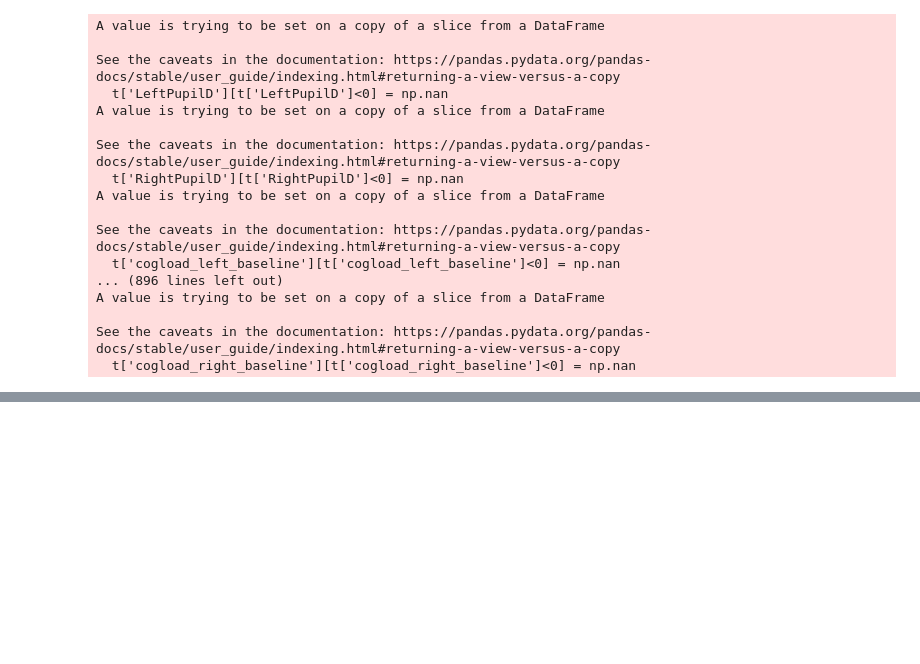
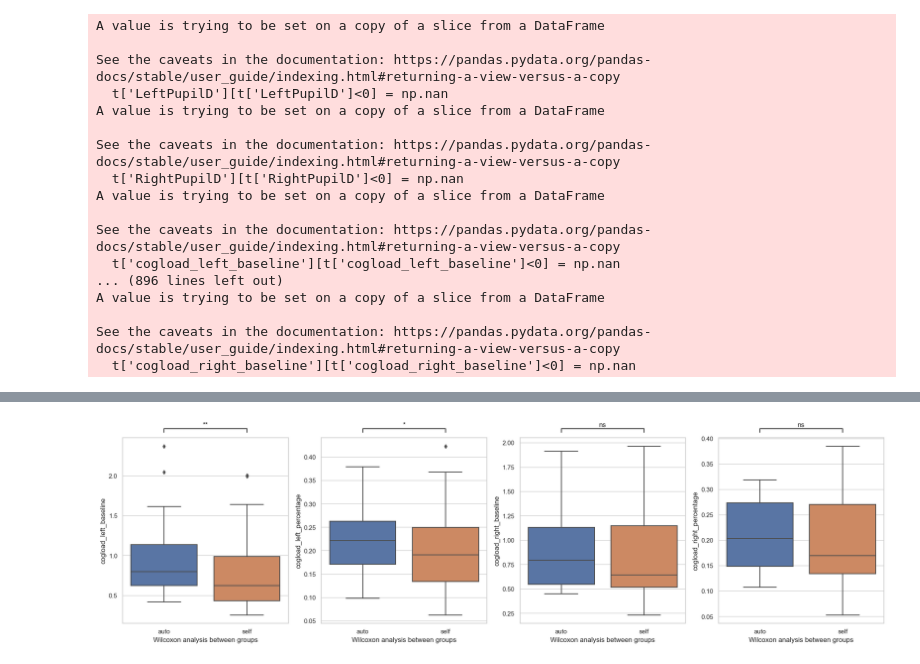
Before and after one commit to Tianyu-Zhou/NIST_Way_Finding, a Jupyter notebook: nist.ipynb, the cells around one changed output, grey strips where cells are left out. Saved outputs shown, nothing was run; the diff lists cells and outputs as text; code cells hidden in the pictures; blank space fills up the shorter version.

```diff
--- a/nist.ipynb
+++ b/nist.ipynb
@@ -345,0 +320,92 @@ auto v.s. self: Wilcoxon test (paired samples), P_val=3.927e-01 stat=6.500e+01
+# %%
+### pair analysis visualization
+data_two = data_pairwise[data_pairwise.condition != 'cont']
+sns.set(style = 'whitegrid')
+x = 'condition'
+order = ["auto","self"]
+method = 'Wilcoxon'
+# method = 'Kruskal'
+data = data_two
+plot_data = 0
+alternative = 'greater'
+
+fig, axes = plt.subplots(1,4, figsize=(24,6), dpi=100)
+
+y = 'cogload_left_baseline'
+# y = 'cogload_average_baseline'
+axes[0] = sns.boxplot(ax = axes[0], data=data, x=x, y=y, order=order)
+# axes[0] = sns.violinplot(ax = axes[0], data=data, x=x, y=y, order=order)
+if plot_data:
+   for i in range(0,len(data),2):
+      axes[0].plot([data[[y]].values.ravel()[i],
+      data[[y]].values.ravel()[i+1],
+      ])
+test_results = add_stat_annotation(ax=axes[0], data=data, x=x, y=y, order=order,
+                                 box_pairs=[
+                                          (order[0], order[1]),
+                                             ],
+                                 test=method,
+                                 comparisons_correction=None,
+                                 text_format='star', loc='outside', verbose=1,
+                                 stats_params={'alternative': alternative}
+                                 )
+axes[0].set(xlabel = method + ' analysis between groups', ylabel=y)
+
+y = "cogload_left_percentage"
+# y = "cogload_average_percentage"
+axes[1] = sns.boxplot(ax = axes[1],data=data, x=x, y=y,order=order,)
+print(order)
+if plot_data:
+   for i in range(0,len(data),2):
+      axes[1].plot([data[[y]].values.ravel()[i],
+      data[[y]].values.ravel()[i+1],
+      ])
+test_results = add_stat_annotation(ax=axes[1], data=data, x=x, y=y,order=order,
+                                 box_pairs=[
+                                          (order[0], order[1]),
+                                          ],
+                                 test=method,
+                                 comparisons_correction=None,
+                                 text_format='star', loc='outside', verbose=1,
+                                 stats_params={'alternative': alternative}
+                                 )
+axes[1].set(xlabel = method + ' analysis between groups', ylabel=y)
+
+y = "cogload_right_baseline"
+# y = 'cogload_average_baseline'
+axes[2] = sns.boxplot(ax = axes[2],data=data, x=x, y=y,order=order,)
+if plot_data:
+   for i in range(0,len(data),2):
+      axes[2].plot([data[[y]].values.ravel()[i],
+      data[[y]].values.ravel()[i+1],
+      ])
+test_results = add_stat_annotation(ax=axes[2], data=data, x=x, y=y,order=order,
+                                 box_pairs=[
+                                          (order[0], order[1]),
+                                          ],
+                                 test=method,
+                                 comparisons_correction=None,
+                                 text_format='star', loc='outside', verbose=1,
+                                 stats_params={'alternative': alternative}
+                                 )
+axes[2].set(xlabel = method + ' analysis between groups', ylabel=y)
+
+y = "cogload_right_percentage"
+# y = "cogload_average_percentage"
+axes[3] = sns.boxplot(ax = axes[3],data=data, x=x, y=y,order=order,)
+if plot_data:
+   for i in range(0,len(data),2):
+      axes[3].plot([data[[y]].values.ravel()[i],
+      data[[y]].values.ravel()[i+1],
+      ])
+test_results = add_stat_annotation(ax=axes[3], data=data, x=x, y=y,order=order,
+                                 box_pairs=[
+                                          (order[0], order[1]),
+                                          ],
+                                 test=method,
+                                 comparisons_correction=None,
+                                 text_format='star', loc='outside', verbose=1,
+                                 stats_params={'alternative': alternative}
+                                 )
+axes[3].set(xlabel = method + ' analysis between groups', ylabel=y)
+# %% [output]
@@ -346,3 +431,4 @@ auto v.s. self: Wilcoxon test (paired samples), P_val=3.927e-01 stat=6.500e+01
+[figure, added]
 # %%
 ### sample from raw data
 rate = 20
```
Also changed, not shown: parts of 10 cells of this notebook, 1 other file.
